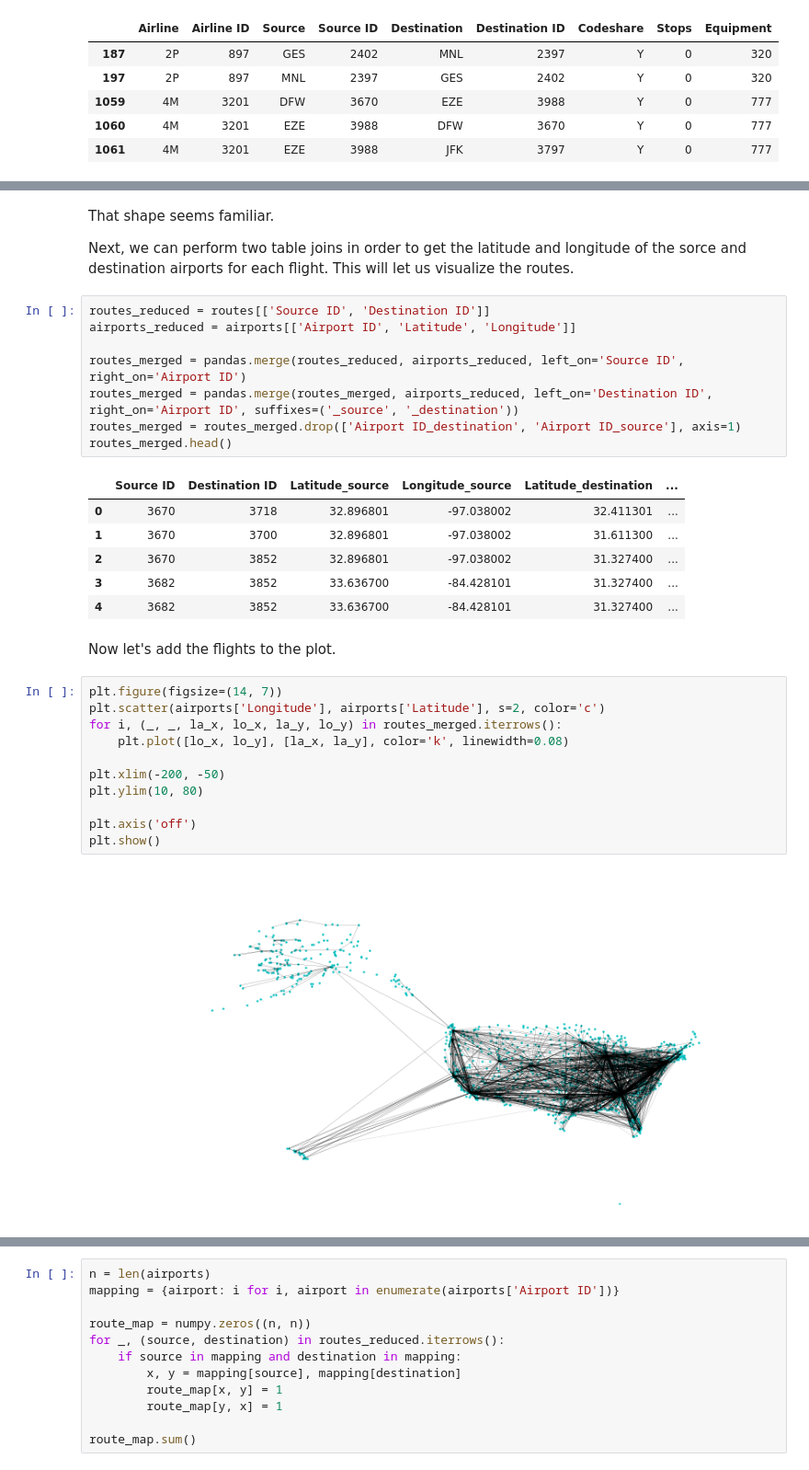
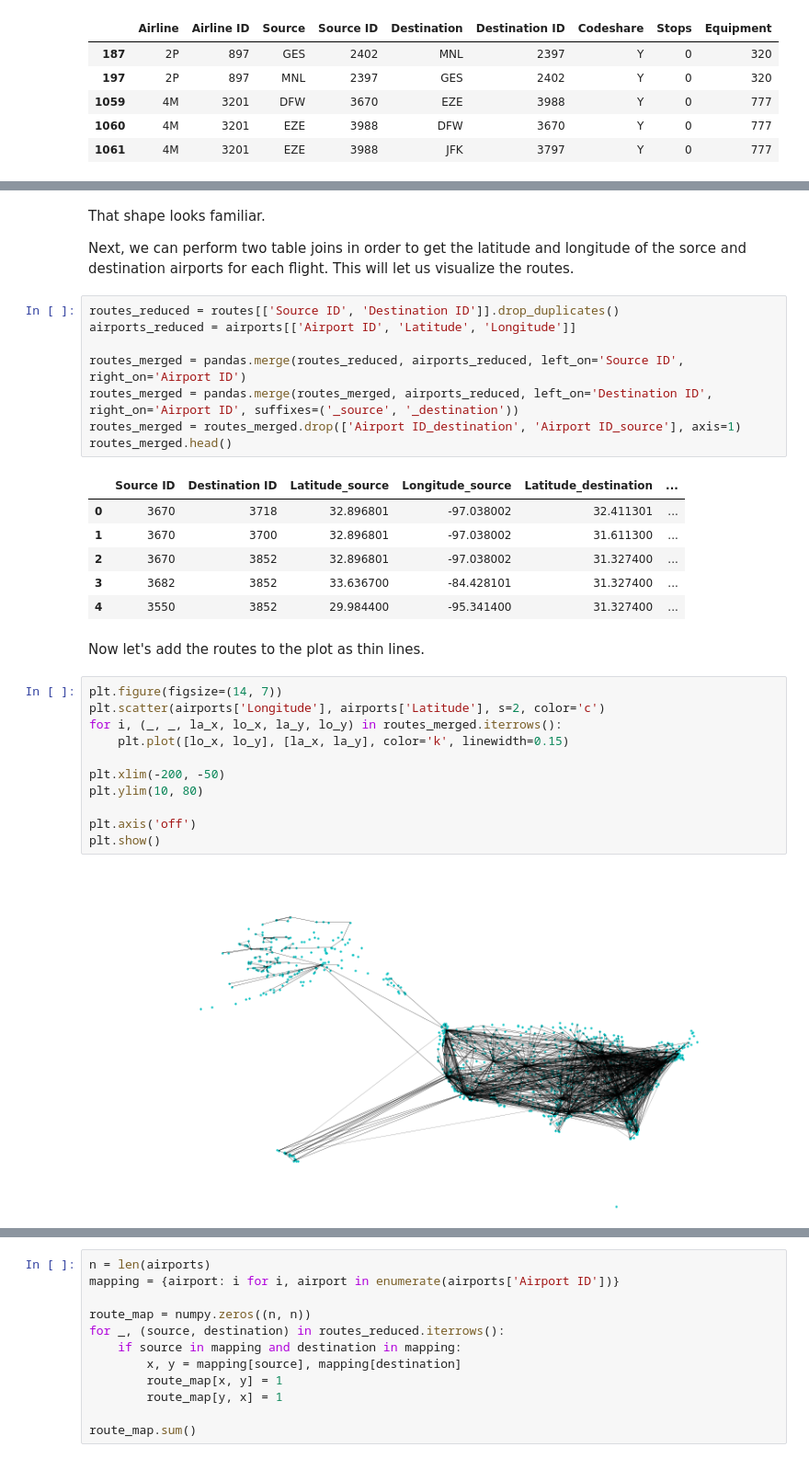
Before and after one commit to jmschrei/apricot, a Jupyter notebook: tutorials/Airport Selection.ipynb, the cells around one changed output, grey strips where cells are left out. Shown at 92% size. Drawn from its saved outputs; the diff is of its cells as text.

```diff
--- a/tutorials/Airport Selection.ipynb
+++ b/tutorials/Airport Selection.ipynb
@@ -82,9 +70,9 @@ plt.show()
 # %% [markdown]
-That shape seems familiar.
+That shape looks familiar.
 
 Next, we can perform two table joins in order to get the latitude and longitude of the sorce and destination airports for each flight. This will let us visualize the routes.
 # %%
-routes_reduced = routes[['Source ID', 'Destination ID']]
+routes_reduced = routes[['Source ID', 'Destination ID']].drop_duplicates()
 airports_reduced = airports[['Airport ID', 'Latitude', 'Longitude']]
 
 routes_merged = pandas.merge(routes_reduced, airports_reduced, left_on='Source ID', right_on='Airport ID')
@@ -97,19 +85,19 @@ routes_merged.head()
 | 1 | 3670 | 3700 | 32.896801 | -97.038002 | 31.611300 | ... |
 | 2 | 3670 | 3852 | 32.896801 | -97.038002 | 31.327400 | ... |
 | 3 | 3682 | 3852 | 33.636700 | -84.428101 | 31.327400 | ... |
-| 4 | 3682 | 3852 | 33.636700 | -84.428101 | 31.327400 | ... |
+| 4 | 3550 | 3852 | 29.984400 | -95.341400 | 31.327400 | ... |
 # %% [markdown]
-Now let's add the flights to the plot.
+Now let's add the routes to the plot as thin lines.
 # %%
 plt.figure(figsize=(14, 7))
 plt.scatter(airports['Longitude'], airports['Latitude'], s=2, color='c')
 for i, (_, _, la_x, lo_x, la_y, lo_y) in routes_merged.iterrows():
-    plt.plot([lo_x, lo_y], [la_x, la_y], color='k', linewidth=0.08)
+    plt.plot([lo_x, lo_y], [la_x, la_y], color='k', linewidth=0.15)
 
 plt.xlim(-200, -50)
 plt.ylim(10, 80)
 
 plt.axis('off')
 plt.show()
 # %% [output]
-[figure, old version]
+[figure, new version]
```
Also changed, not shown: parts of 27 cells of this notebook.
